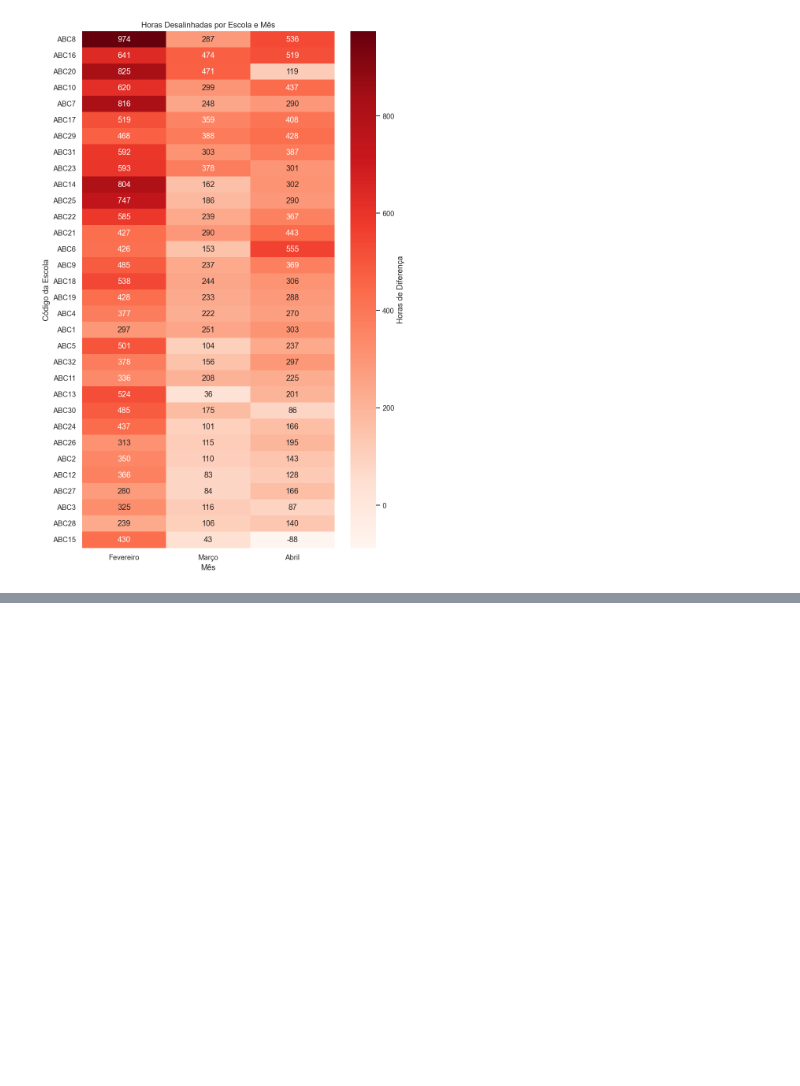
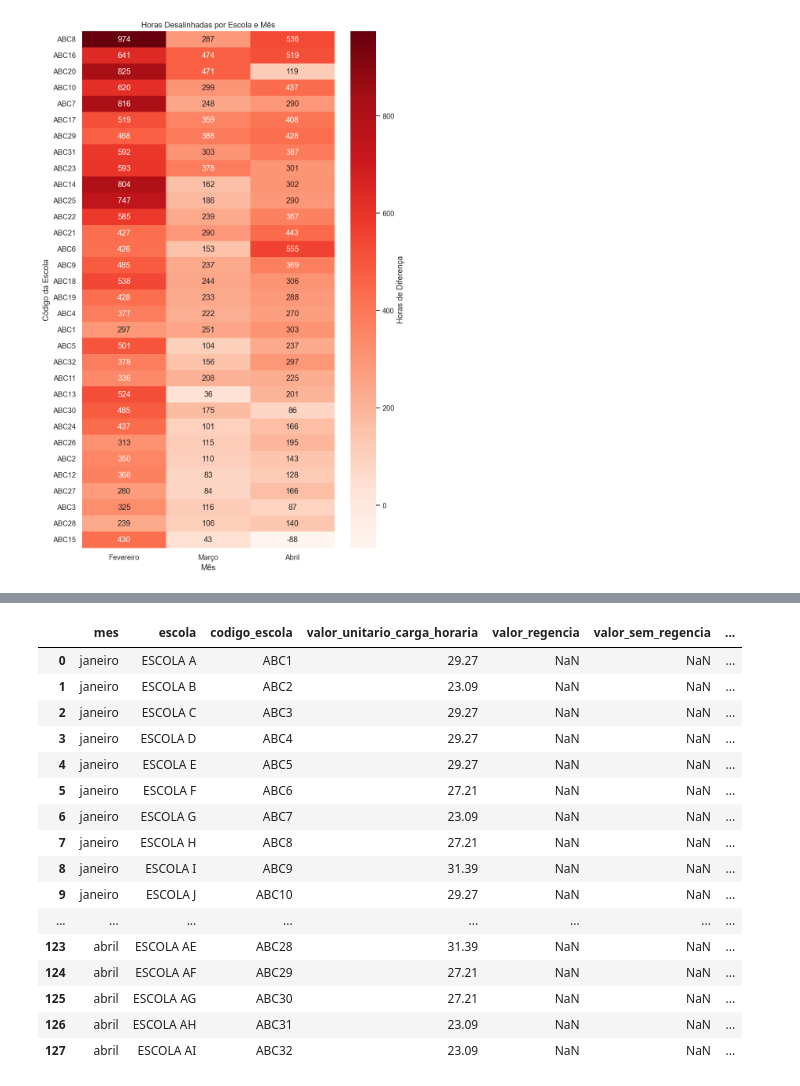
Before and after one commit to raulward/tec_case_tom_educacao, a Jupyter notebook: notebooks/main.ipynb, the cells around one changed output, grey strips where cells are left out. Drawn from its saved outputs; the diff is of its cells as text; code cells hidden in the pictures; blank space fills up the shorter version.

```diff
--- a/notebooks/main.ipynb
+++ b/notebooks/main.ipynb
@@ -197,6 +197,7 @@ hc_per_school = hc_per_school.rename(columns={
     'CÓDIGO ESCOLA': 'codigo_escola',
     'Valor Unitário Carga Horária': 'valor_unitario_carga_horaria',
     'CH Regência': 'ch_regencia',
+    'CH Sem Regência': 'ch_sem_regencia',
     'Valor Regência': 'valor_regencia',
     'Valor Sem Regência': 'valor_sem_regencia',
     'Valor CH Mensal': 'valor_ch_mensal',
@@ -1459,0 +1542,24 @@ Novamente, Feveiro denota situaçoes alarmantes para a diferença entre as escol
+# %%
+complete_grouped = (
+    complete
+    .groupby(['mes', 'codigo_escola', 'categoria'])
+    .agg({
+        'ch_total_tom': 'sum'
+    }).reset_index()
+)
+
+complete_grouped_wide = complete_grouped.pivot(
+    index=['mes', 'codigo_escola'],
+    columns='categoria',
+    values='ch_total_tom'
+).reset_index()
+
+
+complete_grouped_wide.columns.name = None
+
+complete_grouped_wide = complete_grouped_wide.rename(columns={
+    'REGENCIA': 'ch_regencia',
+    'NAO REGENCIA': 'ch_sem_regencia'
+})
+
+complete_grouped_wide.head()
@@ -1459,0 +1573,37 @@ Novamente, Feveiro denota situaçoes alarmantes para a diferença entre as escol
+# %%
+complete_grouped_wide['mes'] = complete_grouped_wide['mes'].str.lower()
+# %%
+num_cols = complete_grouped_wide.select_dtypes(include='number').columns
+complete_grouped_wide[num_cols] = complete_grouped_wide[num_cols].round(2)
+# %%
+hc_p_s_copy = hc_p_s_copy.drop(['ch_regencia','ch_sem_regencia'], axis=1, errors='ignore')
+
+hc_p_s_copy = (
+    hc_p_s_copy
+    .merge(
+        complete_grouped_wide[['mes','codigo_escola','ch_regencia','ch_sem_regencia']],
+        on=['mes','codigo_escola'],
+        how='left'
+    )
+    .fillna({'ch_regencia': 0, 'ch_sem_regencia': 0})
+)
+
+hc_p_s_copy
+# %% [output]
+|  | mes | escola | codigo_escola | valor_unitario_carga_horaria | valor_regencia | valor_sem_regencia | ... |
+| 0 | janeiro | ESCOLA A | ABC1 | 29.27 | NaN | NaN | ... |
+| 1 | janeiro | ESCOLA B | ABC2 | 23.09 | NaN | NaN | ... |
+| 2 | janeiro | ESCOLA C | ABC3 | 29.27 | NaN | NaN | ... |
+| 3 | janeiro | ESCOLA D | ABC4 | 29.27 | NaN | NaN | ... |
+| 4 | janeiro | ESCOLA E | ABC5 | 29.27 | NaN | NaN | ... |
+| 5 | janeiro | ESCOLA F | ABC6 | 27.21 | NaN | NaN | ... |
+| 6 | janeiro | ESCOLA G | ABC7 | 23.09 | NaN | NaN | ... |
+| 7 | janeiro | ESCOLA H | ABC8 | 27.21 | NaN | NaN | ... |
+| 8 | janeiro | ESCOLA I | ABC9 | 31.39 | NaN | NaN | ... |
+| 9 | janeiro | ESCOLA J | ABC10 | 29.27 | NaN | NaN | ... |
+| ... | ... | ... | ... | ... | ... | ... | ... |
+| 123 | abril | ESCOLA AE | ABC28 | 31.39 | NaN | NaN | ... |
+| 124 | abril | ESCOLA AF | ABC29 | 27.21 | NaN | NaN | ... |
+| 125 | abril | ESCOLA AG | ABC30 | 27.21 | NaN | NaN | ... |
+| 126 | abril | ESCOLA AH | ABC31 | 23.09 | NaN | NaN | ... |
+| 127 | abril | ESCOLA AI | ABC32 | 23.09 | NaN | NaN | ... |
```
Also changed, not shown: parts of 19 cells of this notebook.
